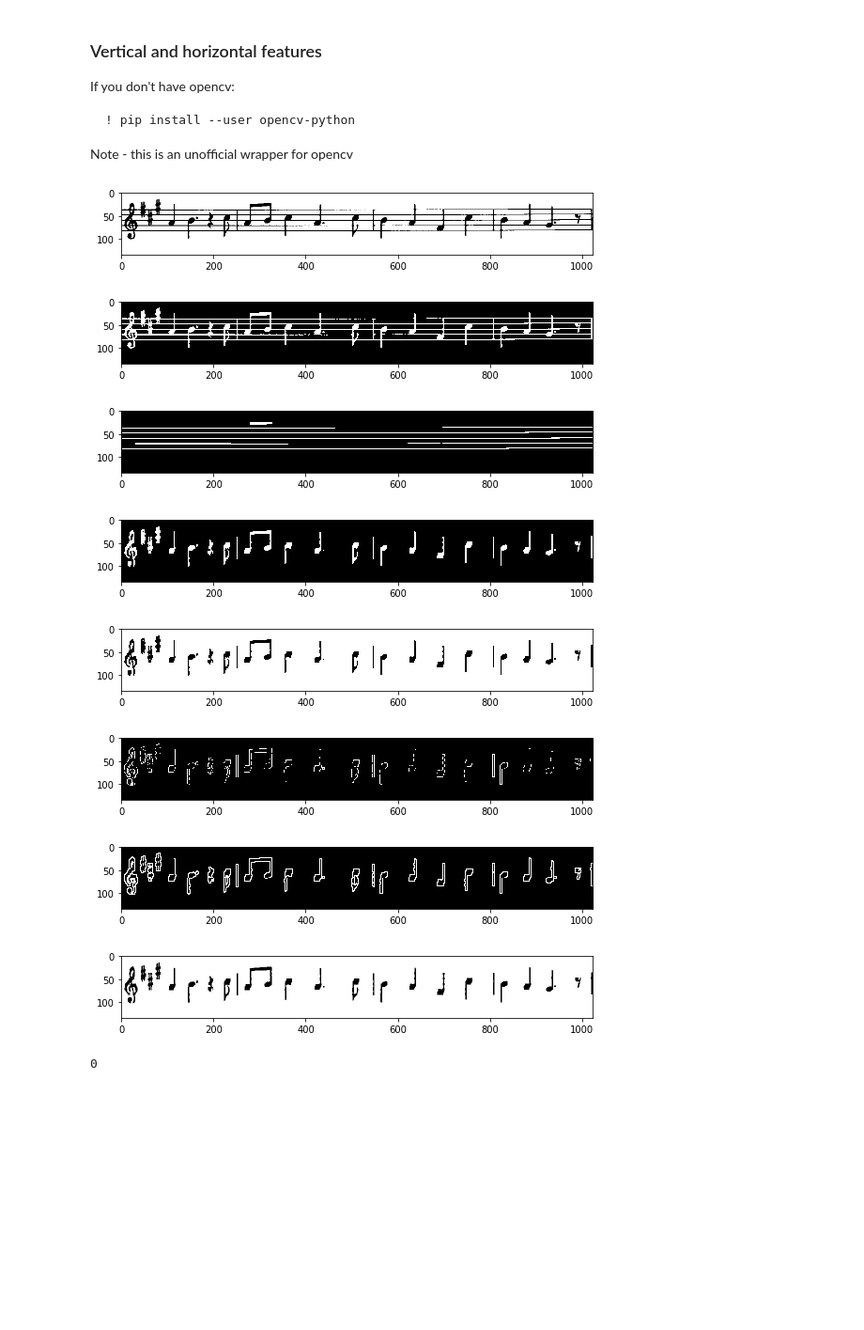
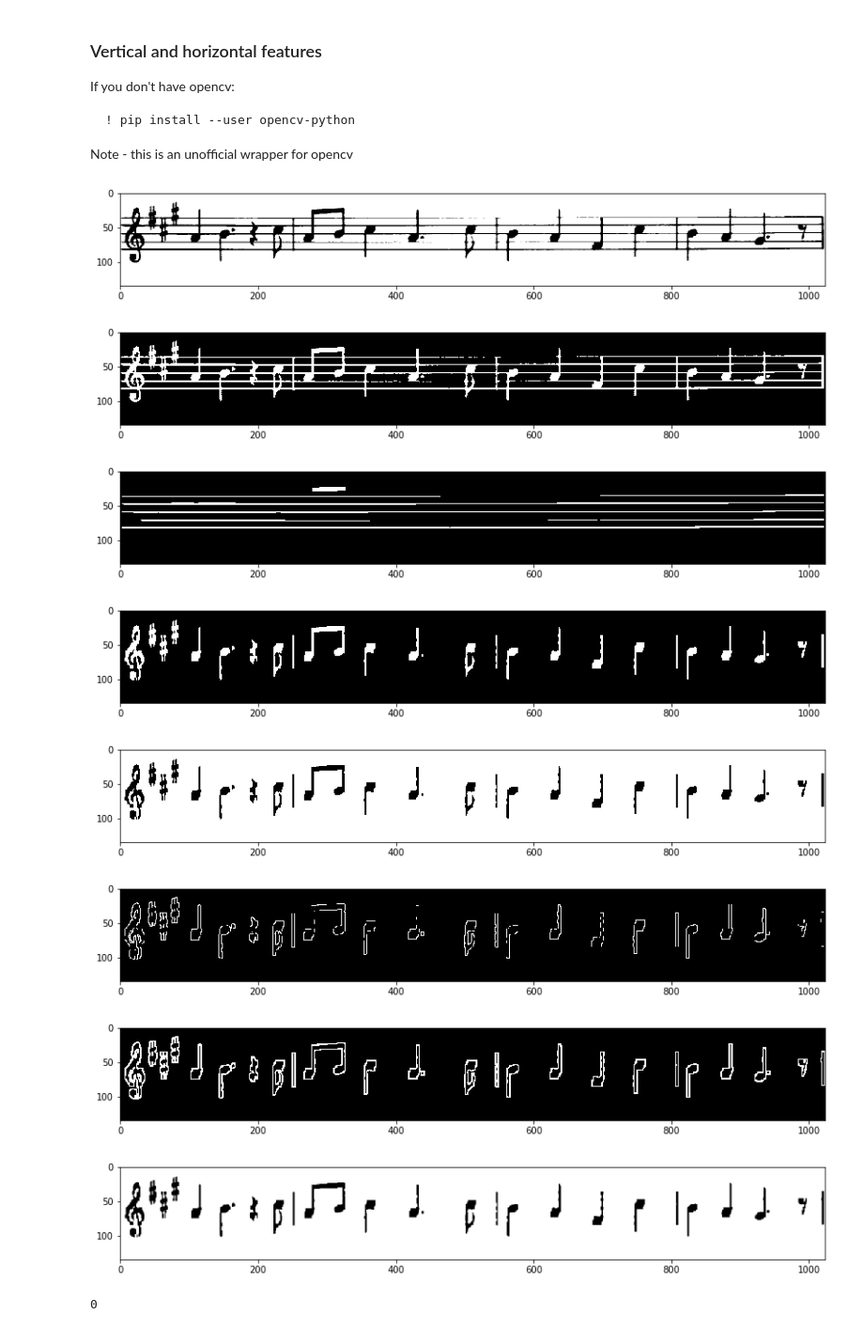
Before and after one commit to AlbertHJLee/Insight_Notebooks, a Jupyter notebook: Image_Analysis.ipynb, the cells around one changed output. Shown at 94% size. Drawn from its saved outputs; the diff is of its cells as text; code cells hidden in the pictures; blank space fills up the shorter version.

Commit message:
Add new image and comments

```diff
--- a/Image_Analysis.ipynb
+++ b/Image_Analysis.ipynb
@@ -290,7 +294,7 @@ def show_wait_destroy(winname, img):
         cv2.waitKey(0)
         cv2.destroyWindow(winname)
     else:
-        plt.figure(figsize=(9,4))
+        plt.figure(figsize=(14,7))
         plt.imshow(img, cmap='gray')
         plt.show()
 
@@ -309,42 +313,57 @@ def main(argv):
         return -1
     # Show source image
     cv2.imshow("src", src)
-    # [load_image]
-    # [gray]
+
+
+    ''' Get grayscale image '''
+
     # Transform source image to gray if it is not already
     if len(src.shape) != 2:
         gray = cv2.cvtColor(src, cv2.COLOR_BGR2GRAY)
     else:
         gray = src
-    # Show gray image
+
     show_wait_destroy("gray", gray)
-    # [gray]
-    # [bin]
+
+
+
+    ''' Segment it by thresholding at some value '''
+
     # Apply adaptiveThreshold at the bitwise_not of gray, notice the ~ symbol
     gray = cv2.bitwise_not(gray)
     bw = cv2.adaptiveThreshold(gray, 255, cv2.ADAPTIVE_THRESH_MEAN_C, \
                                 cv2.THRESH_BINARY, 15, -2)
-    # Show binary image
     show_wait_destroy("binary", bw)
-    # [bin]
-    # [init]
-    # Create the images that will use to extract the horizontal and vertical lines
+
+
+
+    ''' Prepare structure elements '''
+
+    # Create the images that will be used to extract the horizontal and vertical lines
+    # i.e. the structure elements for detecting horizontal and vertical features
     horizontal = np.copy(bw)
     vertical = np.copy(bw)
-    # [init]
-    # [horiz]
     # Specify size on horizontal axis
     cols = horizontal.shape[1]
     horizontal_size = cols / 30
     # Create structure element for extracting horizontal lines through morphology operations
     horizontalStructure = cv2.getStructuringElement(cv2.MORPH_RECT, (horizontal_size, 1))
+
+
+
+    ''' Extract horizontal lines '''
+
     # Apply morphology operations
     horizontal = cv2.erode(horizontal, horizontalStructure)
     horizontal = cv2.dilate(horizontal, horizontalStructure)
-    # Show extracted horizontal lines
+
     show_wait_destroy("horizontal", horizontal)
-    # [horiz]
-    # [vert]
+
+
+
+
+    ''' Extract vertical lines '''
+
     # Specify size on vertical axis
     rows = vertical.shape[0]
     verticalsize = rows / 30
@@ -353,49 +372,50 @@ def main(argv):
     # Apply morphology operations
     vertical = cv2.erode(vertical, verticalStructure)
     vertical = cv2.dilate(vertical, verticalStructure)
-    # Show extracted vertical lines
+
+    # Show vertical lines
     show_wait_destroy("vertical", vertical)
-    # [vert]
-    # [smooth]
     # Inverse vertical image
     vertical = cv2.bitwise_not(vertical)
     show_wait_destroy("vertical_bit", vertical)
+
+
     '''
     Extract edges and smooth image according to the logic
     1. extract edges
     2. dilate(edges)
     3. src.copyTo(smooth)
     4. blur smooth img
     5. smooth.copyTo(src, edges)
     '''
     # Step 1
     edges = cv2.adaptiveThreshold(vertical, 255, cv2.ADAPTIVE_THRESH_MEAN_C, \
                                 cv2.THRESH_BINARY, 3, -2)
     show_wait_destroy("edges", edges)
     # Step 2
     kernel = np.ones((2, 2), np.uint8)
     edges = cv2.dilate(edges, kernel)
     show_wait_destroy("dilate", edges)
     # Step 3
     smooth = np.copy(vertical)
     # Step 4
     smooth = cv2.blur(smooth, (2, 2))
     # Step 5
     (rows, cols) = np.where(edges != 0)
     vertical[rows, cols] = smooth[rows, cols]
     # Show final result
     show_wait_destroy("smooth - final", vertical)
     # [smooth]
     return 0
 
 main(['src.png'])
 # %% [output]
-[figure, old version]
+[figure, new version]
-[figure, old version]
+[figure, new version]
-[figure, old version]
+[figure, new version]
-[figure, old version]
+[figure, new version]
-[figure, old version]
+[figure, new version]
-[figure, old version]
+[figure, new version]
-[figure, old version]
+[figure, new version]
-[figure, old version]
+[figure, new version]
 0
```
Also changed, not shown: parts of 2 cells of this notebook, 1 other file.
